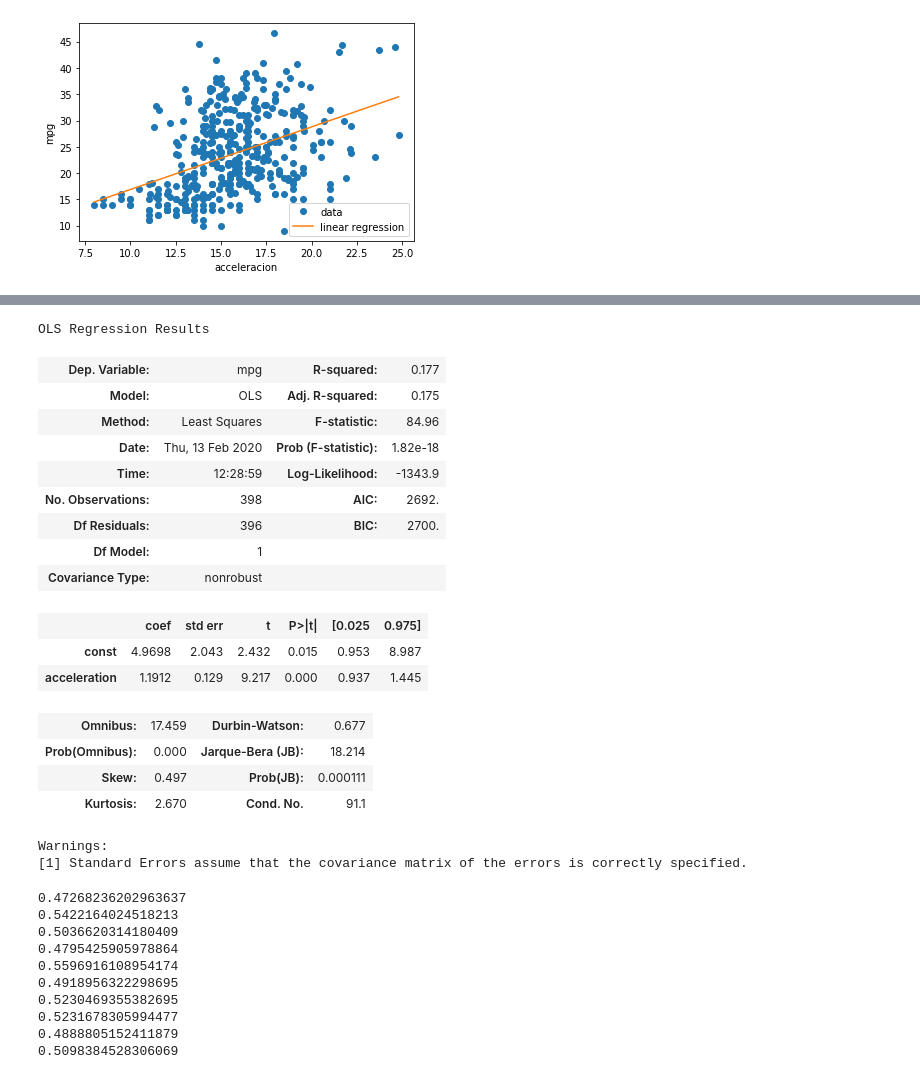
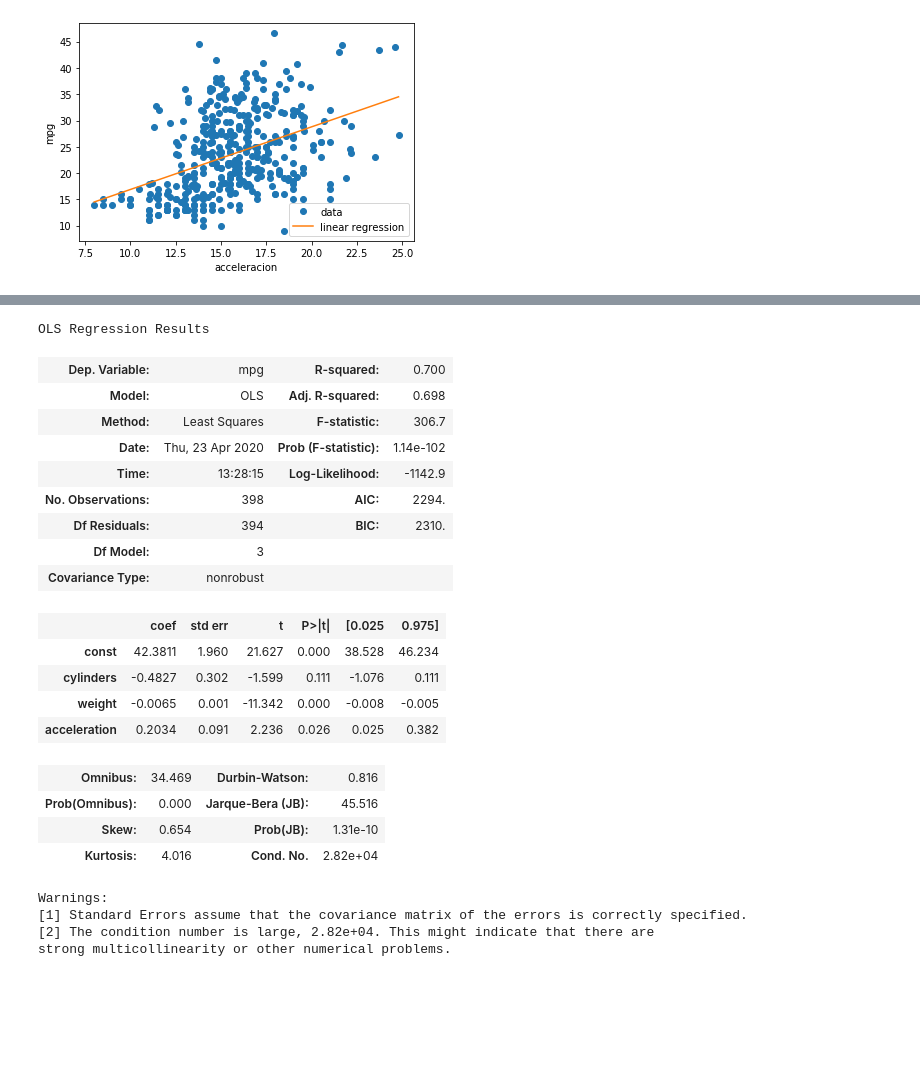
Before and after one commit to olmocorell/probability, a Jupyter notebook: 6-linear-regression.ipynb, the cells around one changed output, grey strips where cells are left out. Cells and saved outputs as stored; diff of their text form; code cells hidden in the pictures; blank space fills up the shorter version.

```diff
--- a/6-linear-regression.ipynb
+++ b/6-linear-regression.ipynb
@@ -78,50 +112,40 @@ plt.legend(["Y","Y noisy","Y_regress"])
 # %%
 import statsmodels.api as sm
 
-X = sm.add_constant(auto.acceleration) # We must add the intercept using the add_constant function
+#X = sm.add_constant(auto.acceleration) # We must add the intercept using the add_constant function
 
 # Here, we are not limited to only one predictor variable.
-# X = sm.add_constant(auto[['cylinders', 'weight', 'acceleration']])
+X = sm.add_constant(auto[['cylinders', 'weight', 'acceleration']])
 
 # What we want to predict
 Y = auto.mpg
 
 model = sm.OLS(Y, X).fit()
 predictions = model.predict(X)
 
 # See the model summary
 model.summary()
 # %% [output]
 OLS Regression Results
-| Dep. Variable: | mpg | R-squared: | 0.177 |
-| Model: | OLS | Adj. R-squared: | 0.175 |
-| Method: | Least Squares | F-statistic: | 84.96 |
-| Date: | Thu, 13 Feb 2020 | Prob (F-statistic): | 1.82e-18 |
-| Time: | 12:28:59 | Log-Likelihood: | -1343.9 |
-| No. Observations: | 398 | AIC: | 2692. |
-| Df Residuals: | 396 | BIC: | 2700. |
-| Df Model: | 1 |  |  |
+| Dep. Variable: | mpg | R-squared: | 0.700 |
+| Model: | OLS | Adj. R-squared: | 0.698 |
+| Method: | Least Squares | F-statistic: | 306.7 |
+| Date: | Thu, 23 Apr 2020 | Prob (F-statistic): | 1.14e-102 |
+| Time: | 13:28:15 | Log-Likelihood: | -1142.9 |
+| No. Observations: | 398 | AIC: | 2294. |
+| Df Residuals: | 394 | BIC: | 2310. |
+| Df Model: | 3 |  |  |
 | Covariance Type: | nonrobust |  |  |
 |  | coef | std err | t | P>|t| | [0.025 | 0.975] |
-| const | 4.9698 | 2.043 | 2.432 | 0.015 | 0.953 | 8.987 |
-| acceleration | 1.1912 | 0.129 | 9.217 | 0.000 | 0.937 | 1.445 |
+| const | 42.3811 | 1.960 | 21.627 | 0.000 | 38.528 | 46.234 |
+| cylinders | -0.4827 | 0.302 | -1.599 | 0.111 | -1.076 | 0.111 |
+| weight | -0.0065 | 0.001 | -11.342 | 0.000 | -0.008 | -0.005 |
+| acceleration | 0.2034 | 0.091 | 2.236 | 0.026 | 0.025 | 0.382 |
-| Omnibus: | 17.459 | Durbin-Watson: | 0.677 |
-| Prob(Omnibus): | 0.000 | Jarque-Bera (JB): | 18.214 |
-| Skew: | 0.497 | Prob(JB): | 0.000111 |
-| Kurtosis: | 2.670 | Cond. No. | 91.1 |
+| Omnibus: | 34.469 | Durbin-Watson: | 0.816 |
+| Prob(Omnibus): | 0.000 | Jarque-Bera (JB): | 45.516 |
+| Skew: | 0.654 | Prob(JB): | 1.31e-10 |
+| Kurtosis: | 4.016 | Cond. No. | 2.82e+04 |
 Warnings:
 [1] Standard Errors assume that the covariance matrix of the errors is correctly specified.
+[2] The condition number is large, 2.82e+04. This might indicate that there are
+strong multicollinearity or other numerical problems.
-# %%
-for i in range(10):
-    print(np.random.random(100).mean())
-# %% [output]
-0.47268236202963637
-0.5422164024518213
-0.5036620314180409
-0.4795425905978864
-0.5596916108954174
-0.4918956322298695
-0.5230469355382695
-0.5231678305994477
-0.4888805152411879
-0.5098384528306069
```
Also changed, not shown: parts of 10 cells of this notebook, 2 other files.
